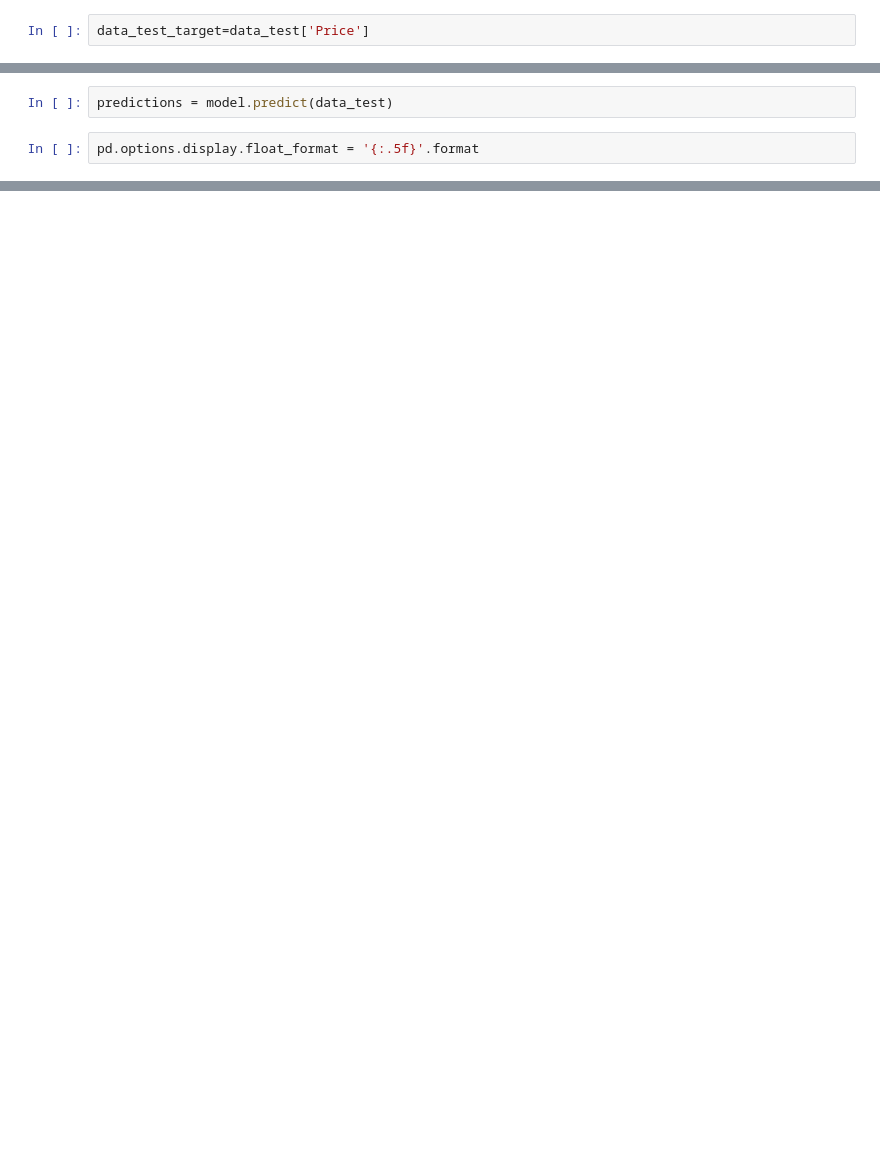
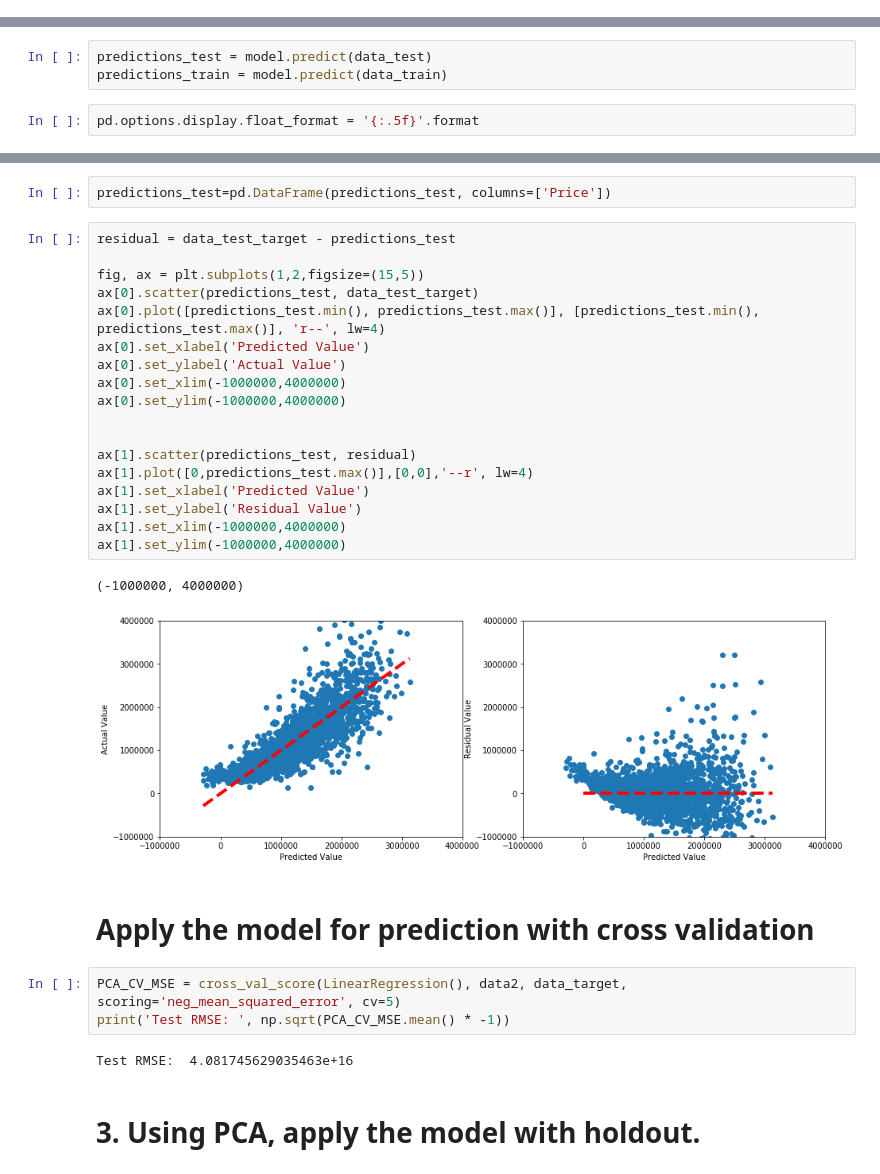
Before and after one commit to duy8498874/Linear-Regression, a Jupyter notebook: Regression_Assignment.ipynb, the cells around one changed output, grey strips where cells are left out. Saved outputs shown, nothing was run; the diff lists cells and outputs as text; blank space fills up the shorter version.

```diff
--- a/Regression_Assignment.ipynb
+++ b/Regression_Assignment.ipynb
@@ -295,2 +354,0 @@ data_train_target=data_train['Price']
-# %%
-data_test_target=data_test['Price']
@@ -304,6 +358,7 @@ y = data_train_target
 # %%
 model = sm.OLS(y, X).fit()
 # %%
-predictions = model.predict(data_test)
+predictions_test = model.predict(data_test)
+predictions_train = model.predict(data_train)
 # %%
 pd.options.display.float_format = '{:.5f}'.format
@@ -386,0 +410,32 @@ strong multicollinearity problems or that the design matrix is singular.
+# %%
+predictions_test=pd.DataFrame(predictions_test, columns=['Price'])
+# %%
+residual = data_test_target - predictions_test
+
+fig, ax = plt.subplots(1,2,figsize=(15,5))
+ax[0].scatter(predictions_test, data_test_target)
+ax[0].plot([predictions_test.min(), predictions_test.max()], [predictions_test.min(), predictions_test.max()], 'r--', lw=4)
+ax[0].set_xlabel('Predicted Value')
+ax[0].set_ylabel('Actual Value')
+ax[0].set_xlim(-1000000,4000000)
+ax[0].set_ylim(-1000000,4000000)
+
+
+ax[1].scatter(predictions_test, residual)
+ax[1].plot([0,predictions_test.max()],[0,0],'--r', lw=4)
+ax[1].set_xlabel('Predicted Value')
+ax[1].set_ylabel('Residual Value')
+ax[1].set_xlim(-1000000,4000000)
+ax[1].set_ylim(-1000000,4000000)
+# %% [output]
+(-1000000, 4000000)
+[figure, added]
+# %% [markdown]
+# Apply the model for prediction with cross validation
+# %%
+PCA_CV_MSE = cross_val_score(LinearRegression(), data2, data_target, scoring='neg_mean_squared_error', cv=5)
+print('Test RMSE: ', np.sqrt(PCA_CV_MSE.mean() * -1))
+# %% [output]
+Test RMSE:  4.081745629035463e+16
+# %% [markdown]
+# 3. Using PCA, apply the model with holdout.
```
Also changed, not shown: parts of 59 cells of this notebook.
